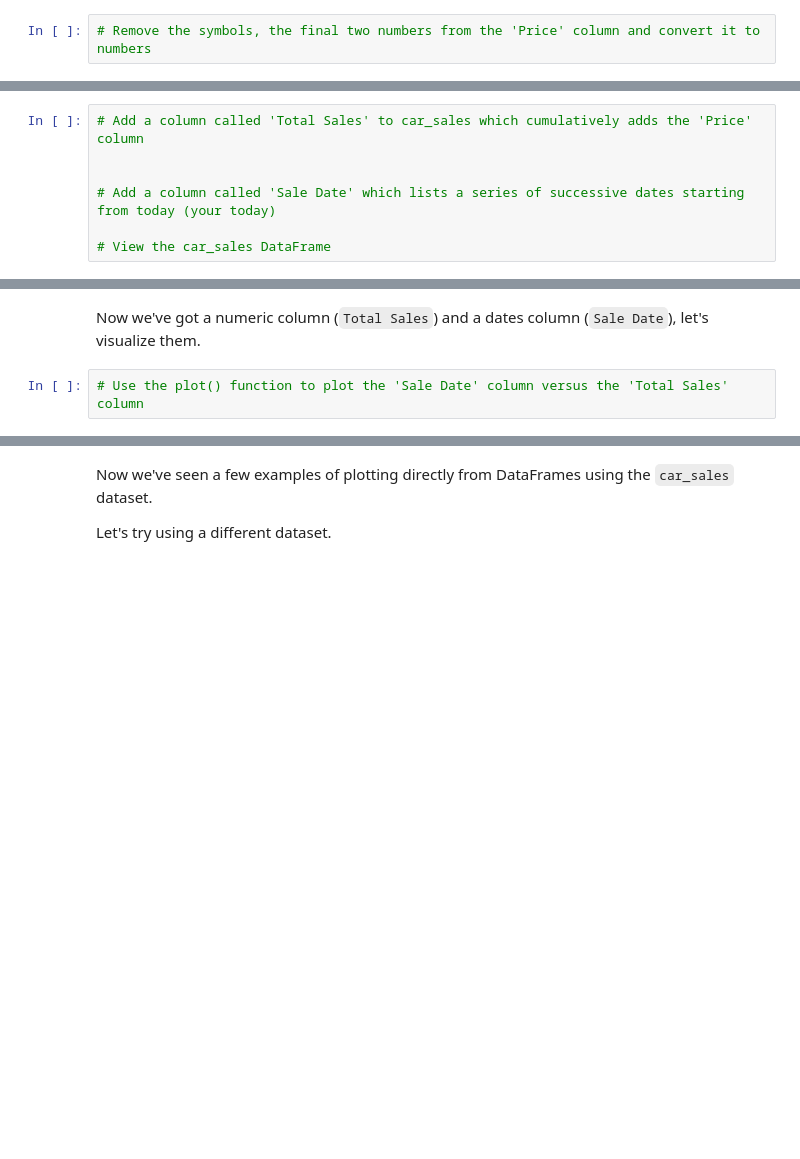
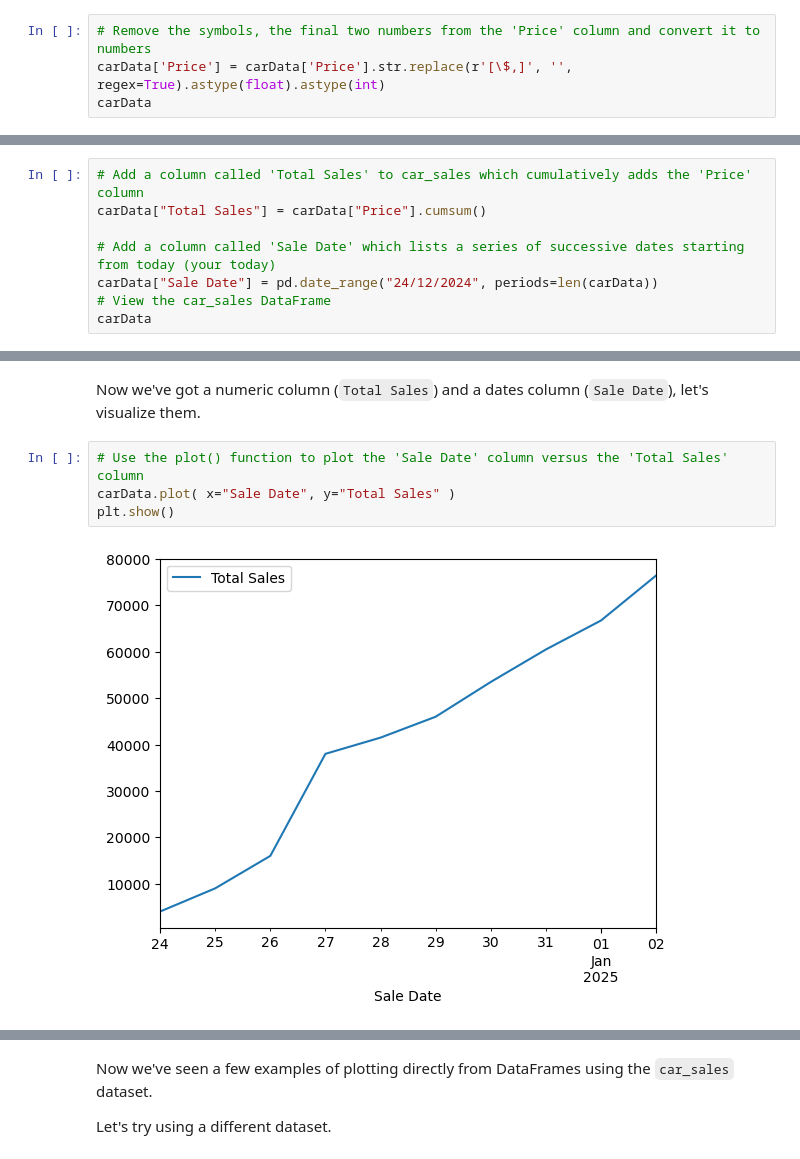
Before and after one commit to otinabrayo/IntroToPandas, a Jupyter notebook: matplotlib-exercises.ipynb, the cells around one changed output, grey strips where cells are left out. Saved outputs shown, nothing was run; the diff lists cells and outputs as text; blank space fills up the shorter version.

```diff
--- a/matplotlib-exercises.ipynb
+++ b/matplotlib-exercises.ipynb
@@ -225,3 +256,5 @@ In the process of turning it to numeric data, let's create another column which
 Hint: To add a column up cumulatively, look up the cumsum() function. And to create a column of dates, look up the date_range() function.
 # %%
 # Remove the symbols, the final two numbers from the 'Price' column and convert it to numbers
+carData['Price'] = carData['Price'].str.replace(r'[\$,]', '', regex=True).astype(float).astype(int)
+carData
@@ -228,7 +273,8 @@ Hint: To add a column up cumulatively, look up the cumsum() function. And to cre
 # %%
 # Add a column called 'Total Sales' to car_sales which cumulatively adds the 'Price' column
-
+carData["Total Sales"] = carData["Price"].cumsum()
 
 # Add a column called 'Sale Date' which lists a series of successive dates starting from today (your today)
-
+carData["Sale Date"] = pd.date_range("24/12/2024", periods=len(carData))
 # View the car_sales DataFrame
+carData
@@ -236,6 +294,10 @@ Hint: To add a column up cumulatively, look up the cumsum() function. And to cre
 Now we've got a numeric column (`Total Sales`) and a dates column (`Sale Date`), let's visualize them.
 # %%
 # Use the plot() function to plot the 'Sale Date' column versus the 'Total Sales' column
+carData.plot( x="Sale Date", y="Total Sales" )
+plt.show()
+# %% [output]
+[figure, added]
 # %%
 # Convert the 'Price' column to the integers
 
```
Also changed, not shown: parts of 25 cells of this notebook, 3 other files.
